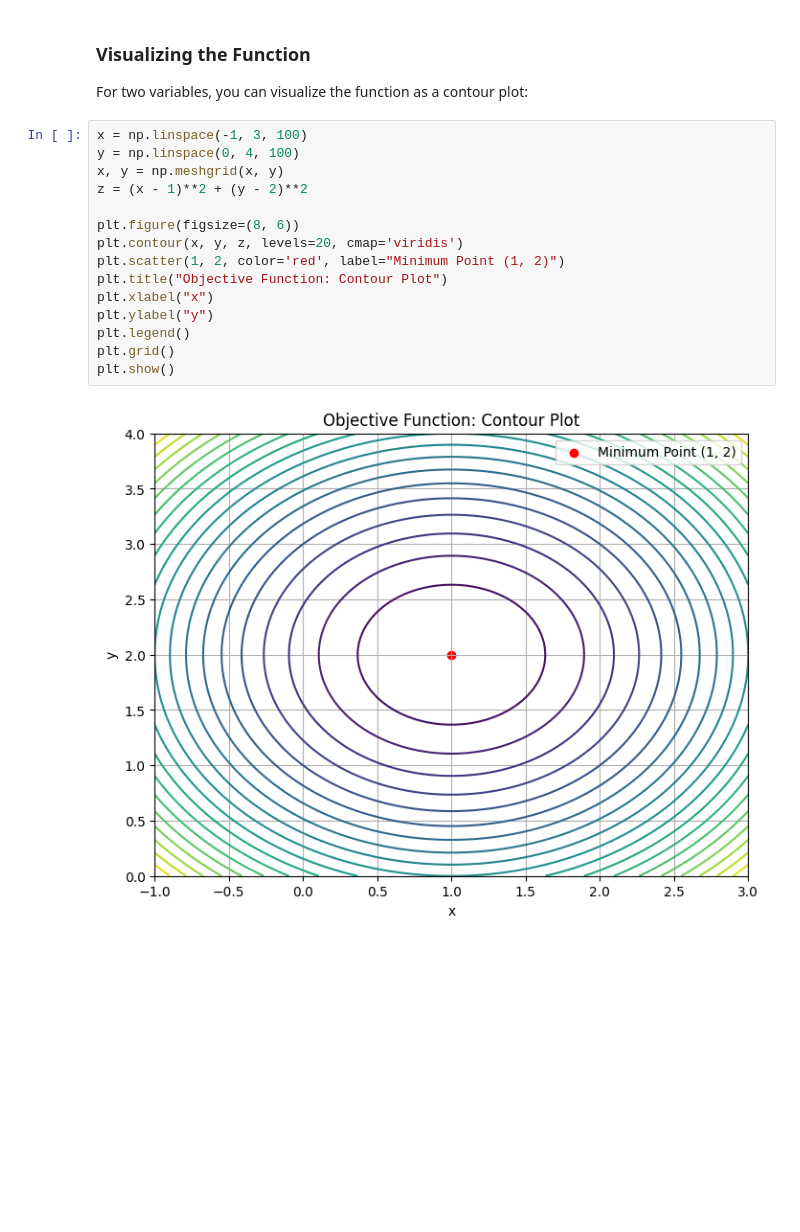
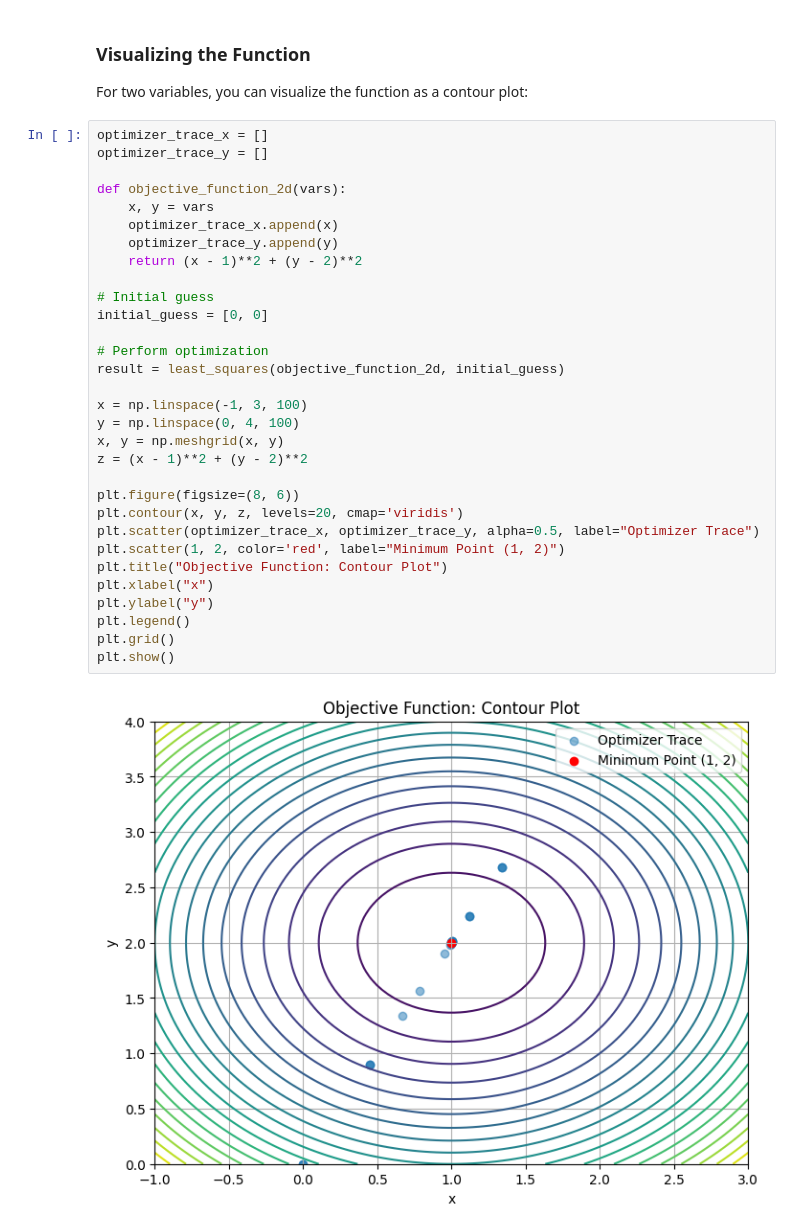
Before and after one commit to twright/IncubatorDTCourse, a Jupyter notebook: 4-Calibration/1-OptimizationWithPython.ipynb, the cells around one changed output. Saved outputs shown, nothing was run; the diff lists cells and outputs as text; blank space fills up the shorter version.

```diff
--- a/4-Calibration/1-OptimizationWithPython.ipynb
+++ b/4-Calibration/1-OptimizationWithPython.ipynb
@@ -136,19 +217,35 @@ Minimum Value: [6.76767219e-08]
 
 For two variables, you can visualize the function as a contour plot:
 # %%
+optimizer_trace_x = []
+optimizer_trace_y = []
+
+def objective_function_2d(vars):
+    x, y = vars
+    optimizer_trace_x.append(x)
+    optimizer_trace_y.append(y)
+    return (x - 1)**2 + (y - 2)**2
+
+# Initial guess
+initial_guess = [0, 0]
+
+# Perform optimization
+result = least_squares(objective_function_2d, initial_guess)
+
 x = np.linspace(-1, 3, 100)
 y = np.linspace(0, 4, 100)
 x, y = np.meshgrid(x, y)
 z = (x - 1)**2 + (y - 2)**2
 
 plt.figure(figsize=(8, 6))
 plt.contour(x, y, z, levels=20, cmap='viridis')
+plt.scatter(optimizer_trace_x, optimizer_trace_y, alpha=0.5, label="Optimizer Trace")
 plt.scatter(1, 2, color='red', label="Minimum Point (1, 2)")
 plt.title("Objective Function: Contour Plot")
 plt.xlabel("x")
 plt.ylabel("y")
 plt.legend()
 plt.grid()
 plt.show()
 # %% [output]
-[figure, old version]
+[figure, new version]
```
Also changed, not shown: parts of 9 cells of this notebook, 2 other files.
